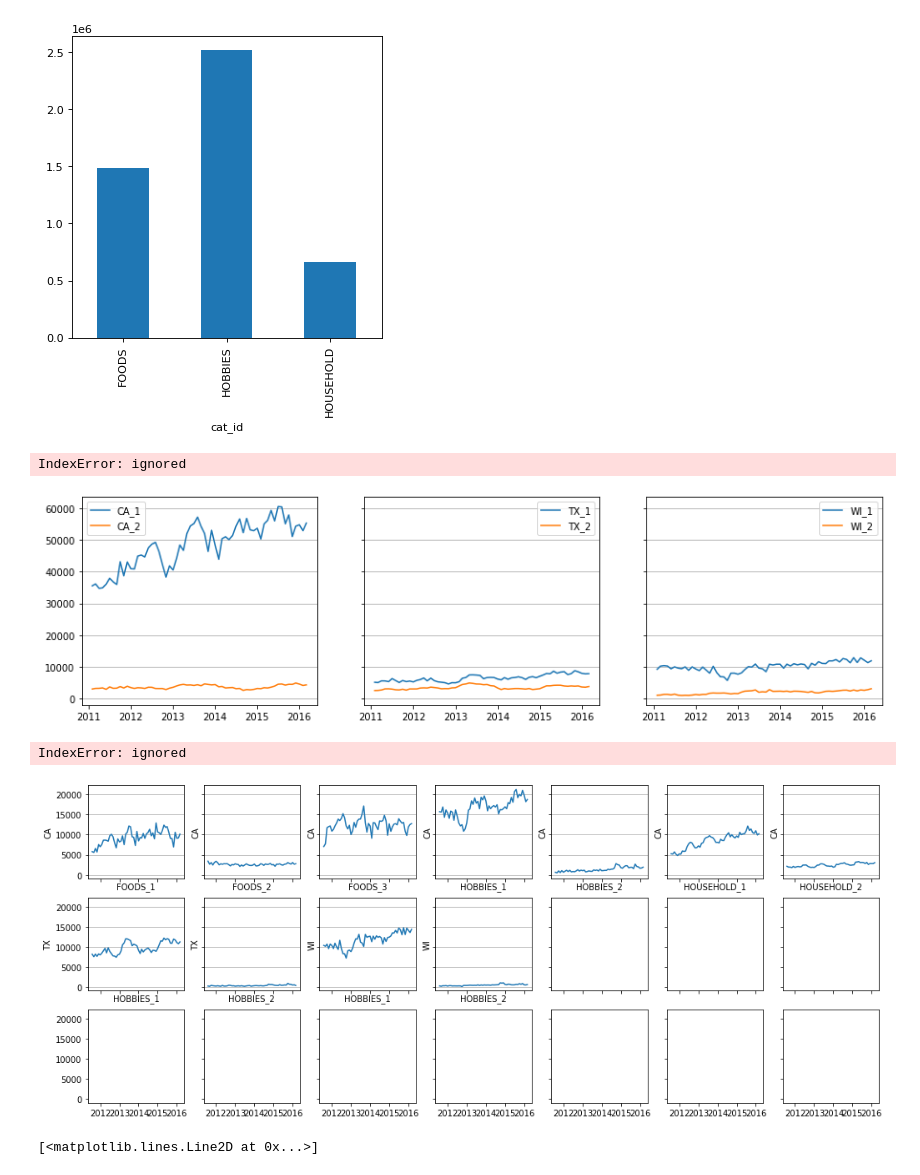
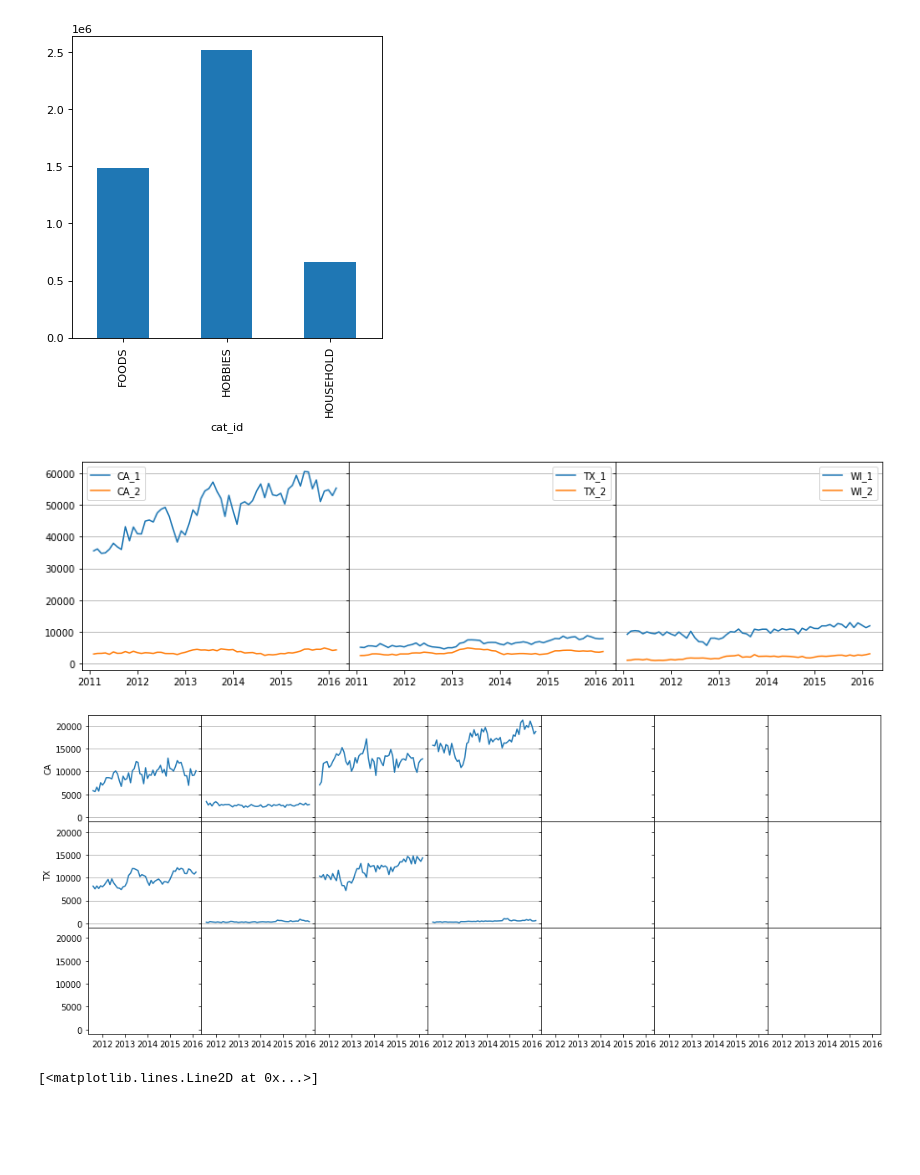
Before and after one commit to sonsiho/PythonForEngineer, a Jupyter notebook: Exercise2.ipynb, the cells around one changed output. Drawn from its saved outputs; the diff is of its cells as text; code cells hidden in the pictures; blank space fills up the shorter version.

```diff
--- a/Exercise2.ipynb
+++ b/Exercise2.ipynb
@@ -79,7 +79,7 @@ plt.show()
 # %%
 F = X.groupby(['store_id'])[(X.columns)[:-6]].sum()
 fig, ax = plt.subplots(1, 3, sharey=True, figsize = (15,4))
-for i in range(10):
+for i in range(6):
     n = lambda x : 0 if x == 'C' else (1 if x == 'T' else 2)
     n = n(F.index[i][0])
     ax[n].plot(F.iloc[i,1:-1],label=F.index[i])
@@ -88,24 +88,22 @@ for i in range(10):
 fig.subplots_adjust( wspace=0.0)
 plt.show()
 # %% [output]
-IndexError: ignored
-[figure, old version]
+[figure, new version]
 # %%
 F = X.groupby(['state_id','dept_id'])[(X.columns)[6:]].sum()
 fig, ax = plt.subplots(3, 7, sharey=True,sharex=True,figsize = (17,7))
-for i in range(3):
-    for j in range(7):
+for i in range(2):
+    for j in range(4):
         k = (7*i)+(j)
         ax[i,j].plot(F.iloc[k,1:-1])
         ax[i,j].grid(b=True,axis='y')
         ax[i,j].set(xlabel = F.index[k][1], ylabel = F.index[k][0])
 for a in ax.flat:
     a.label_outer()
 fig.subplots_adjust( hspace = 0.0,wspace=0.0)
 plt.show()
 # %% [output]
-IndexError: ignored
-[figure, old version]
+[figure, new version]
 # %%
 F = sale2.drop(labels=[datetime.date(2011, 12, 25),datetime.date(2012, 12, 25), datetime.date(2013, 12, 25),datetime.date(2014, 12, 25),datetime.date(2015, 12, 25)],axis=1)
 # %%
```
Also changed, not shown: parts of 9 cells of this notebook.
